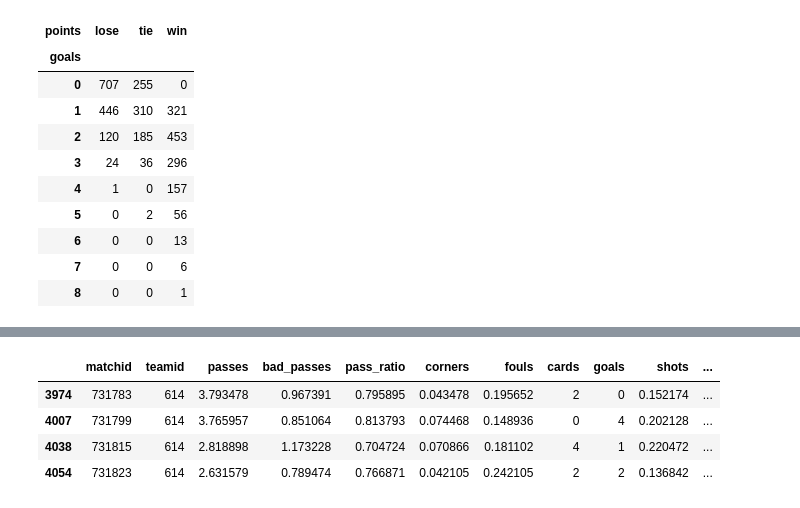
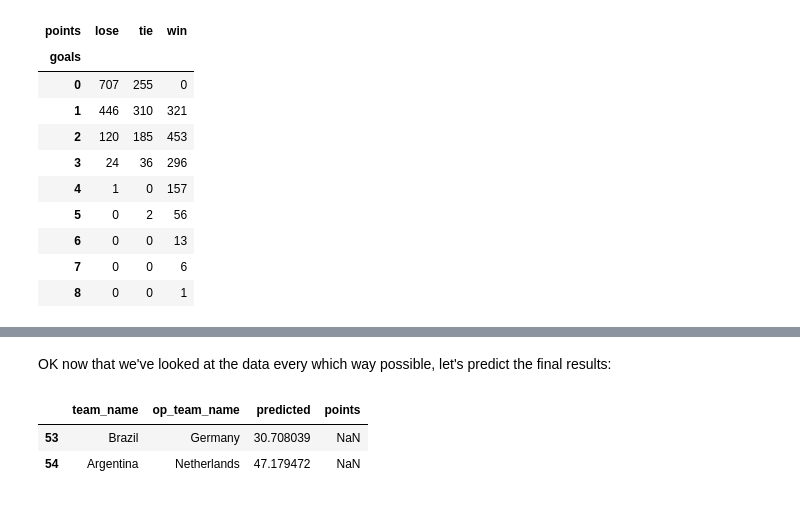
Before and after one commit to fhoffa/io, a Jupyter notebook: regression/wc-final.ipynb, the cells around one changed output, grey strips where cells are left out. Cells and saved outputs as stored; diff of their text form; code cells hidden in the pictures.

```diff
--- a/regression/wc-final.ipynb
+++ b/regression/wc-final.ipynb
@@ -408,8 +446,8 @@ ne[-5:]
-# %%
-br[-4:]
-# %% [output]
-|  | matchid | teamid | passes | bad_passes | pass_ratio | corners | fouls | cards | goals | shots | ... |
-| 3974 | 731783 | 614 | 3.793478 | 0.967391 | 0.795895 | 0.043478 | 0.195652 | 2 | 0 | 0.152174 | ... |
-| 4007 | 731799 | 614 | 3.765957 | 0.851064 | 0.813793 | 0.074468 | 0.148936 | 0 | 4 | 0.202128 | ... |
-| 4038 | 731815 | 614 | 2.818898 | 1.173228 | 0.704724 | 0.070866 | 0.181102 | 4 | 1 | 0.220472 | ... |
-| 4054 | 731823 | 614 | 2.631579 | 0.789474 | 0.766871 | 0.042105 | 0.242105 | 2 | 2 | 0.136842 | ... |
+# %% [markdown]
+OK now that we've looked at the data every which way possible, let's predict the final results:
+# %%
+wc_pred[~(wc_pred['points'] >= 0)]
+# %% [output]
+|  | team_name | op_team_name | predicted | points |
+| 53 | Brazil | Germany | 30.708039 | NaN |
+| 54 | Argentina | Netherlands | 47.179472 | NaN |
```
Also changed, not shown: parts of 44 cells of this notebook, 2 other files.
